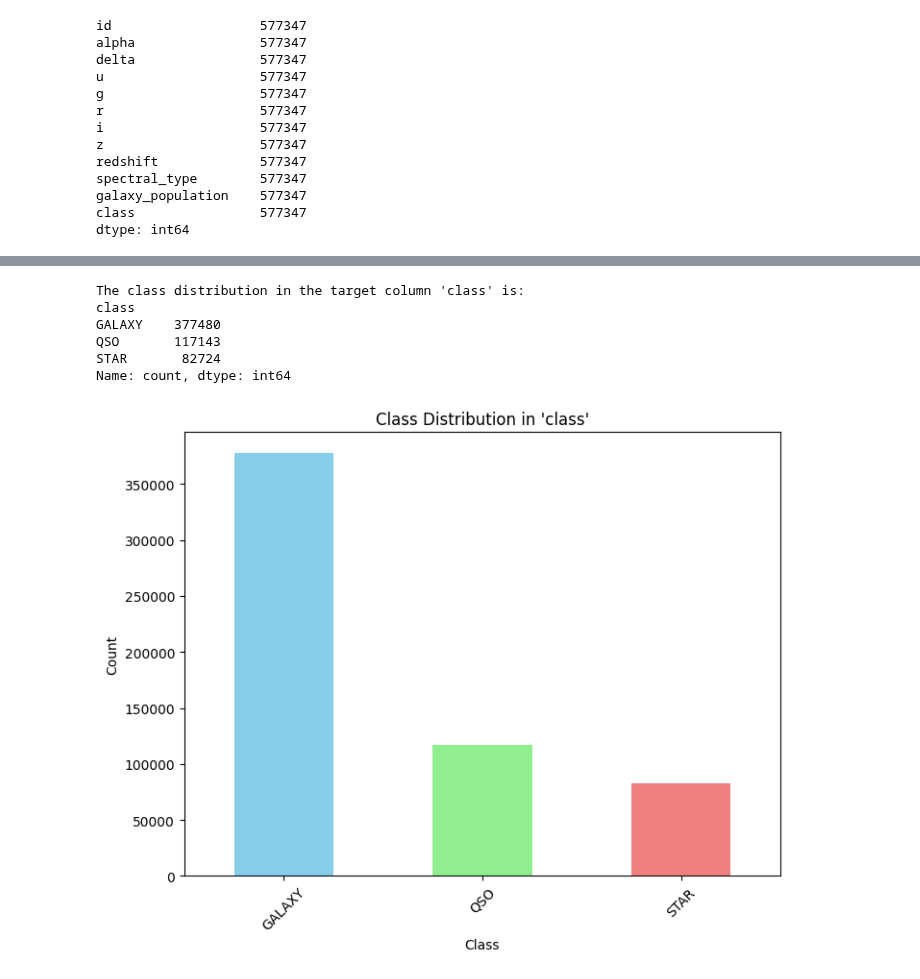
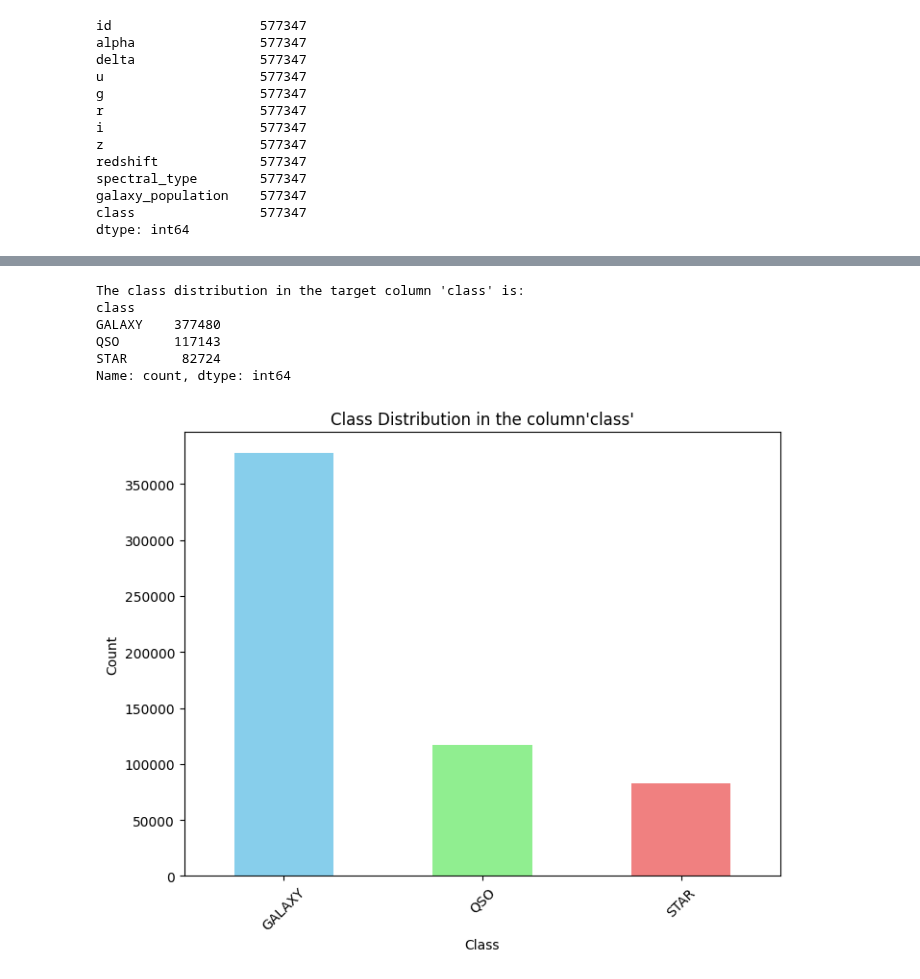
Before and after one commit to David-Langat/Kaggle, a Jupyter notebook: playground_series/predicting_stellar_class/predicting_stellar_class.ipynb, the cells around one changed output, grey strips where cells are left out. Saved outputs shown, nothing was run; the diff lists cells and outputs as text; code cells hidden in the pictures.

```diff
--- a/playground_series/predicting_stellar_class/predicting_stellar_class.ipynb
+++ b/playground_series/predicting_stellar_class/predicting_stellar_class.ipynb
@@ -109,26 +109,26 @@ dtype: object
 # %%
 def class_imbalance_check(df, target_col):
     '''Check for class imbalance in the target column of the dataframe.Accepts the dataframe and the name of the targer column as arguments.'''
     class_counts = df[target_col].value_counts()
     print(f"The class distribution in the target column '{target_col}' is:\n{class_counts}")
     #plot the class distribution as a bar chart using matplotlib
     #give the bars different colors
     #
     plt.figure(figsize=(8, 6))
     class_counts.plot(kind='bar', color=['skyblue', 'lightgreen', 'lightcoral', 'gold'])
-    plt.title(f"Class Distribution in '{target_col}'")
+    plt.title(f"Class Distribution in the column'{target_col}'")
     plt.xlabel("Class")
     plt.ylabel("Count")
     plt.xticks(rotation=45)
     plt.show()
 
 traget_column = 'class'
 class_imbalance_check(train_df, traget_column)
 # %% [output]
 The class distribution in the target column 'class' is:
 class
 GALAXY    377480
 QSO       117143
 STAR       82724
 Name: count, dtype: int64
-[figure, old version]
+[figure, new version]
```
Also changed, not shown: parts of 2 cells of this notebook.
